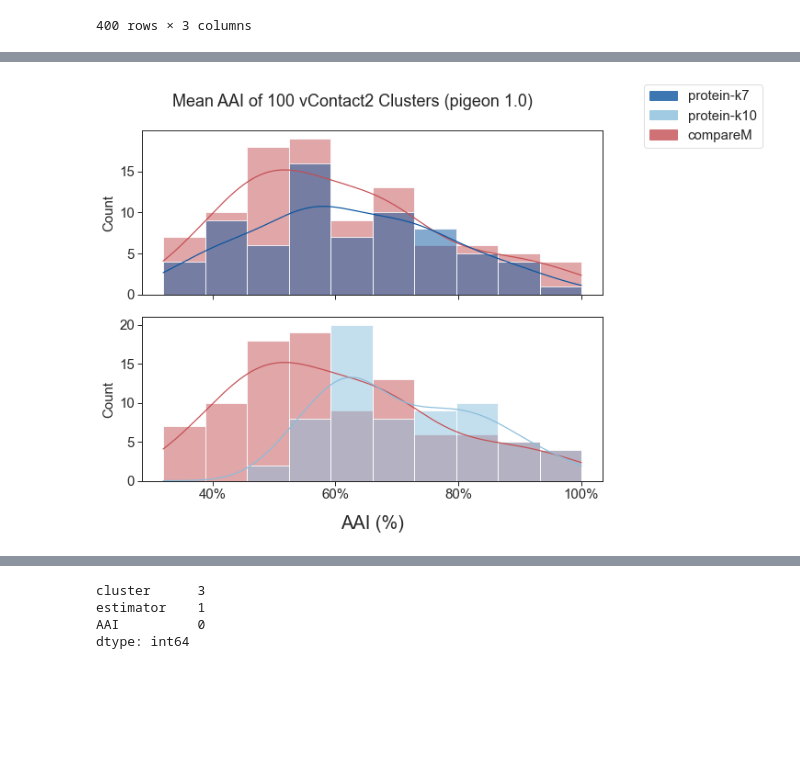
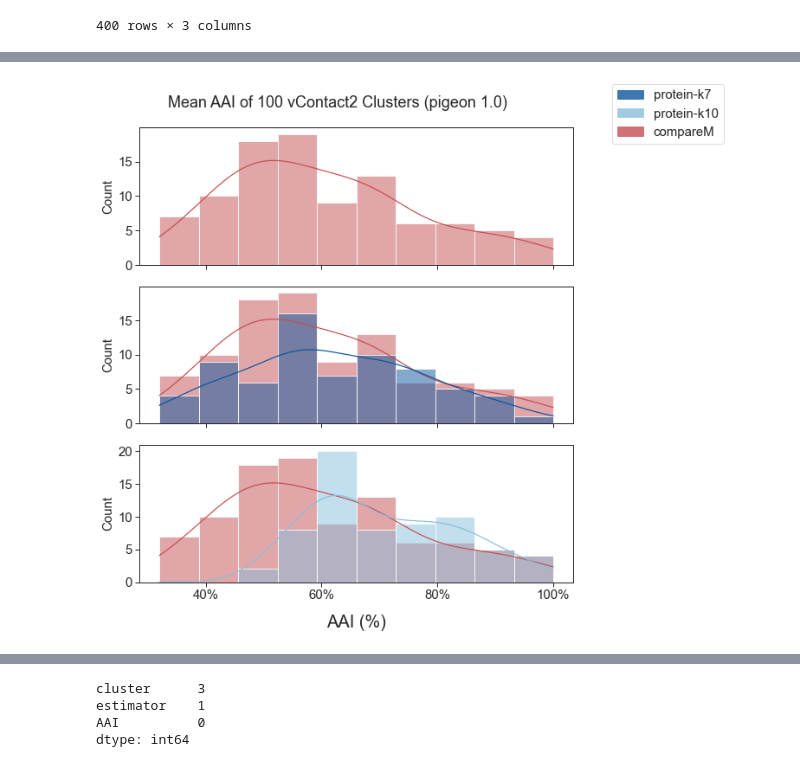
Before and after one commit to bluegenes/2021-virus-exploration, a Jupyter notebook: notebooks/002.pigeon1.0-VC-similarity.ipynb, the cells around one changed output, grey strips where cells are left out. Saved outputs shown, nothing was run; the diff lists cells and outputs as text; code cells hidden in the pictures; blank space fills up the shorter version.

```diff
--- a/notebooks/002.pigeon1.0-VC-similarity.ipynb
+++ b/notebooks/002.pigeon1.0-VC-similarity.ipynb
@@ -328,3 +328,6 @@ allp7_melt
 | 1034 | GOV_129416_x_GOV_13242 | VC10087 | GOV_129416 | compareM | 0.360800 |
 | 1035 | GOV_129416_x_GOV_51722 | VC10087 | GOV_129416 | compareM | 0.339500 |
 1036 rows × 5 columns
+# %%
+mean_cluster_aai = allprot_melt.groupby(["cluster", "estimator"])["AAI"].mean().reset_index()
+mean_cluster_aai
@@ -498,7 +535,7 @@ with sns.plotting_context("paper", font_scale=1.7,rc={"font.size":15,"axes.title
         ax.yaxis.set_major_formatter(ticker.FormatStrFormatter('%g'))
         #ax.yaxis.set_major_formatter(ticker.PercentFormatter(xmax=100,decimals=0))
     plt.xlabel("AAI (%)", size=20, labelpad=15)
-    #plt.ylabel("Cluster Count", size=20)
+    plt.ylabel("Cluster Count", size=15)
     #plt.ylabel("Percent of Clusters", size=20) # same as count, bc we have 100 clusters
-    plt.title('Mean AAI of 100 vContact2 Clusters (pigeon 1.0)')
+    plt.title('Mean AAI of 100 vContact2 Clusters (pigeon 1.0)',size=17)
 # %% [output]
@@ -510,7 +575,8 @@ sns.set() # reset defaults
 with sns.plotting_context("paper", font_scale=1.7,rc={"font.size":15,"axes.titlesize":15,"axes.labelsize":15}):
     sns.set_style("ticks")
     #g = sns.displot(data=mean_cluster_aai, x="AAI", hue="estimator", kind="kde", palette=aai_colors)
-    g = sns.displot(data=mean_p7, x="AAI", hue="estimator", kde=True, palette=aai_colors2, hue_order= ["protein-k7 AAI", "compareM"])
+    g = sns.displot(data=mean_p7, x="AAI", hue="estimator", kde=True, palette=aai_colors, hue_order= ["protein-k7 AAI", "compareM"])
+    sns.histplot(data=mean_cluster_aai, x="AAI", hue="estimator", kde=True, palette=aai_colors, hue_order= ["protein-k10 AAI"])
     g.set(xlim=(0.3, 1))
     plt.gcf().set_size_inches(10, 4)
     for ax in g.axes.flat:
@@ -529,23 +595,21 @@ with sns.plotting_context("paper", font_scale=1.7,rc={"font.size":15,"axes.title
 # %%
 aai_colors = {"protein-k7 AAI":"#0b559f", "protein-k10 AAI":"#89bedc", "compareM":"#c44e52"}
-
-sns.set() # reset defaults
 with sns.plotting_context("paper", font_scale=1.7,rc={"font.size":15,"axes.titlesize":15,"axes.labelsize":15}):
     sns.set_style("ticks")
-    #g = sns.displot(data=mean_cluster_aai, x="AAI", hue="estimator", kind="kde", palette=aai_colors)
-    g = sns.displot(data=mean_p7, x="AAI", hue="estimator", kde=True, palette=aai_colors2, hue_order= ["protein-k7 AAI", "compareM"])
-    sns.histplot(data=mean_cluster_aai, x="AAI", hue="estimator", kde=True, palette=aai_colors, hue_order= ["protein-k10 AAI"])
-    g.set(xlim=(0.3, 1))
-    plt.gcf().set_size_inches(10, 4)
-    for ax in g.axes.flat:
+    fig, axs = plt.subplots(2, 1, figsize=(8, 7), sharex='col', sharey='row')
+    sns.histplot(data=mean_p7, x="AAI", hue="estimator", kde=True, palette=aai_colors, hue_order= ["protein-k7 AAI", "compareM"], ax=axs[0], legend=False)
+    sns.histplot(data=mean_cluster_aai, x="AAI", hue="estimator", kde=True, palette=aai_colors, hue_order= ["protein-k10 AAI", "compareM"], ax=axs[1], legend=False)
+    for ax in axs:
         ax.xaxis.set_major_locator(ticker.MultipleLocator(0.2))
         ax.xaxis.set_major_formatter(ticker.PercentFormatter(xmax=1,decimals=0))
         ax.yaxis.set_major_locator(ticker.MultipleLocator(5))
         ax.yaxis.set_major_formatter(ticker.FormatStrFormatter('%g'))
-        #ax.yaxis.set_major_formatter(ticker.PercentFormatter(xmax=100,decimals=0))
     plt.xlabel("AAI (%)", size=20, labelpad=15)
-    #plt.ylabel("Cluster Count", size=20)
-    #plt.ylabel("Percent of Clusters", size=20) # same as count, bc we have 100 clusters
-    plt.title('Mean AAI of 100 vContact2 Clusters (pigeon 1.0)')
-    #g._legend.set_title("New Title")
+    fig.suptitle('Mean AAI of 100 vContact2 Clusters (pigeon 1.0)')
+    # create legend
+    cm_patch = mpatches.Patch(color='#c44e52', label='compareM', alpha=0.8)
+    k7_patch = mpatches.Patch(color='#0b559f', label='protein-k7', alpha=0.8)
+    k10_patch = mpatches.Patch(color='#89bedc', label='protein-k10', alpha=0.8)
+    fig.legend(handles=[k7_patch, k10_patch, cm_patch], bbox_to_anchor=(1.05, 1), loc=2, borderaxespad=0.)
+    fig.tight_layout()
 # %% [output]
@@ -553,22 +617,23 @@ with sns.plotting_context("paper", font_scale=1.7,rc={"font.size":15,"axes.title
 # %%
 aai_colors = {"protein-k7 AAI":"#0b559f", "protein-k10 AAI":"#89bedc", "compareM":"#c44e52"}
 with sns.plotting_context("paper", font_scale=1.7,rc={"font.size":15,"axes.titlesize":15,"axes.labelsize":15}):
     sns.set_style("ticks")
-    fig, axs = plt.subplots(2, 1, figsize=(8, 7), sharex='col', sharey='row')
-    sns.histplot(data=mean_p7, x="AAI", hue="estimator", kde=True, palette=aai_colors2, hue_order= ["protein-k7 AAI", "compareM"], ax=axs[0], legend=False)
-    sns.histplot(data=mean_cluster_aai, x="AAI", hue="estimator", kde=True, palette=aai_colors, hue_order= ["protein-k10 AAI", "compareM"], ax=axs[1], legend=False)
+    fig, axs = plt.subplots(3, 1, figsize=(8, 9), sharex='col', sharey='row')
+    sns.histplot(data=mean_p7, x="AAI", hue="estimator", kde=True, palette=aai_colors, hue_order= ["compareM"], ax=axs[0], legend=False)
+    sns.histplot(data=mean_p7, x="AAI", hue="estimator", kde=True, palette=aai_colors, hue_order= ["protein-k7 AAI", "compareM"], ax=axs[1], legend=False)
+    sns.histplot(data=mean_cluster_aai, x="AAI", hue="estimator", kde=True, palette=aai_colors, hue_order= ["protein-k10 AAI", "compareM"], ax=axs[2], legend=False)
     for ax in axs:
         ax.xaxis.set_major_locator(ticker.MultipleLocator(0.2))
         ax.xaxis.set_major_formatter(ticker.PercentFormatter(xmax=1,decimals=0))
         ax.yaxis.set_major_locator(ticker.MultipleLocator(5))
         ax.yaxis.set_major_formatter(ticker.FormatStrFormatter('%g'))
     plt.xlabel("AAI (%)", size=20, labelpad=15)
     fig.suptitle('Mean AAI of 100 vContact2 Clusters (pigeon 1.0)')
     # create legend
     cm_patch = mpatches.Patch(color='#c44e52', label='compareM', alpha=0.8)
     k7_patch = mpatches.Patch(color='#0b559f', label='protein-k7', alpha=0.8)
     k10_patch = mpatches.Patch(color='#89bedc', label='protein-k10', alpha=0.8)
     fig.legend(handles=[k7_patch, k10_patch, cm_patch], bbox_to_anchor=(1.05, 1), loc=2, borderaxespad=0.)
     fig.tight_layout()
 # %% [output]
-[figure, old version]
+[figure, new version]
```
Also changed, not shown: parts of 18 cells of this notebook.
